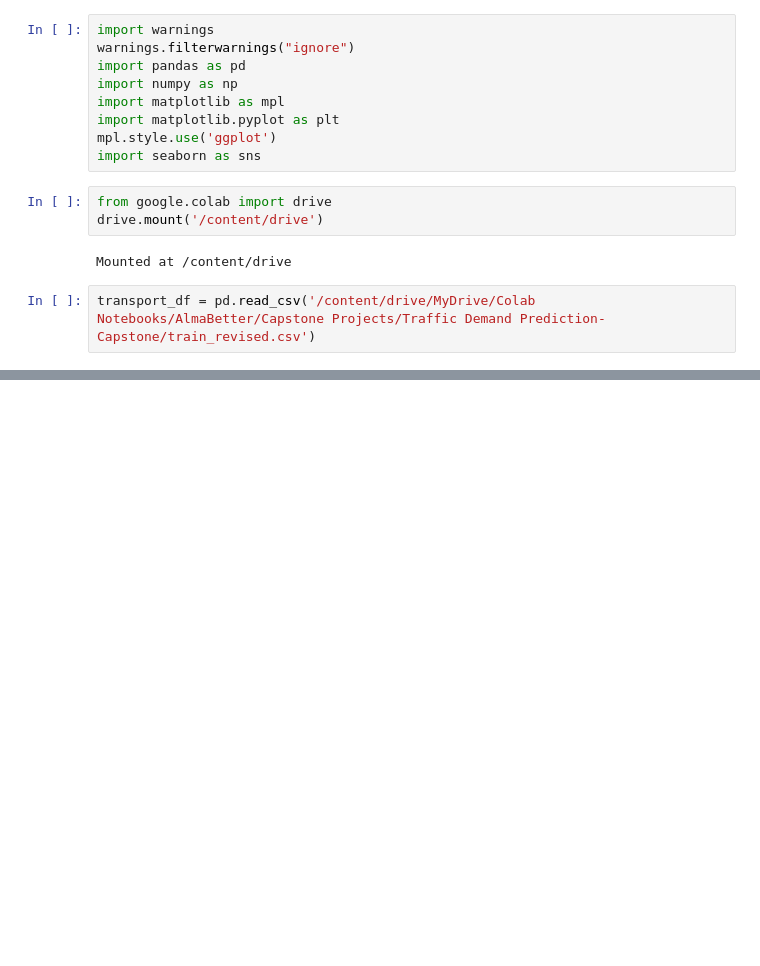
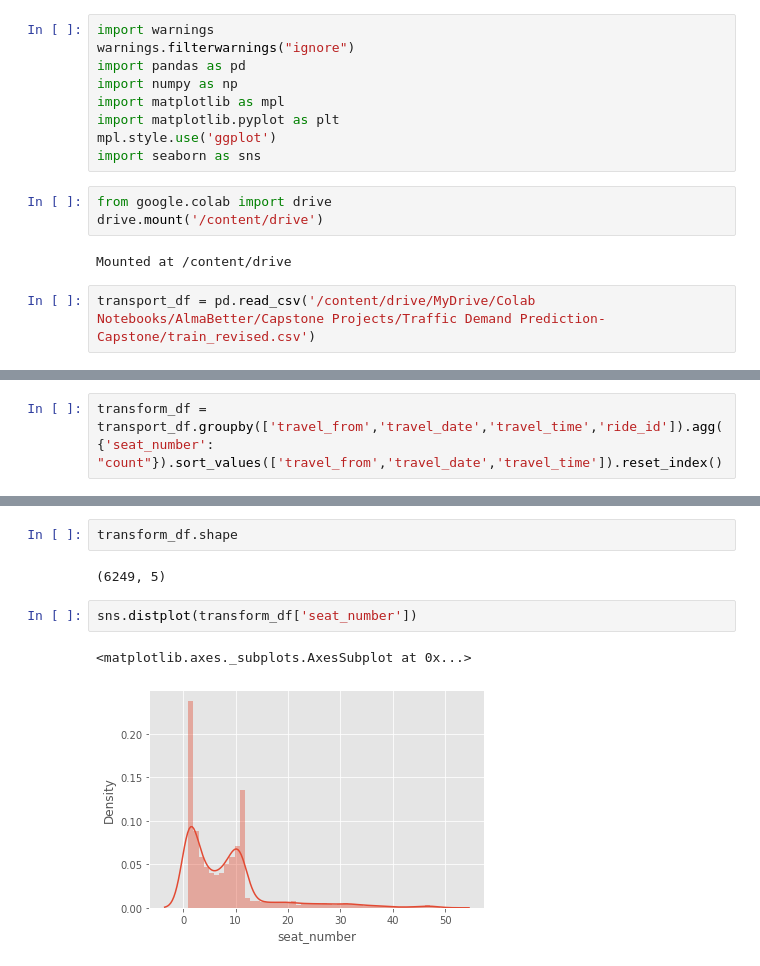
Before and after one commit to sudeep-009/Transport-Demand-Prediction-Regression-Capstone-Project, a Jupyter notebook: Copy_of_Demand_Prediction_for_Public_Transport_Capstone_Project.ipynb, the cells around one changed output, grey strips where cells are left out. Saved outputs shown, nothing was run; the diff lists cells and outputs as text; blank space fills up the shorter version.

```diff
--- a/Copy_of_Demand_Prediction_for_Public_Transport_Capstone_Project.ipynb
+++ b/Copy_of_Demand_Prediction_for_Public_Transport_Capstone_Project.ipynb
@@ -77,0 +106,2 @@ transport_df = pd.read_csv('/content/drive/MyDrive/Colab Notebooks/AlmaBetter/Ca
+# %%
+transform_df = transport_df.groupby(['travel_from','travel_date','travel_time','ride_id']).agg({'seat_number': "count"}).sort_values(['travel_from','travel_date','travel_time']).reset_index()
@@ -77,0 +117,9 @@ transport_df = pd.read_csv('/content/drive/MyDrive/Colab Notebooks/AlmaBetter/Ca
+# %%
+transform_df.shape
+# %% [output]
+(6249, 5)
+# %%
+sns.distplot(transform_df['seat_number'])
+# %% [output]
+<matplotlib.axes._subplots.AxesSubplot at 0x...>
+[figure, added]
```
Also changed, not shown: parts of 8 cells of this notebook.
